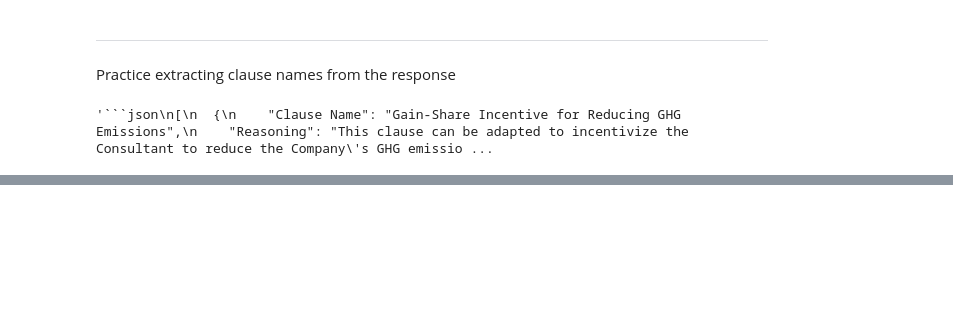
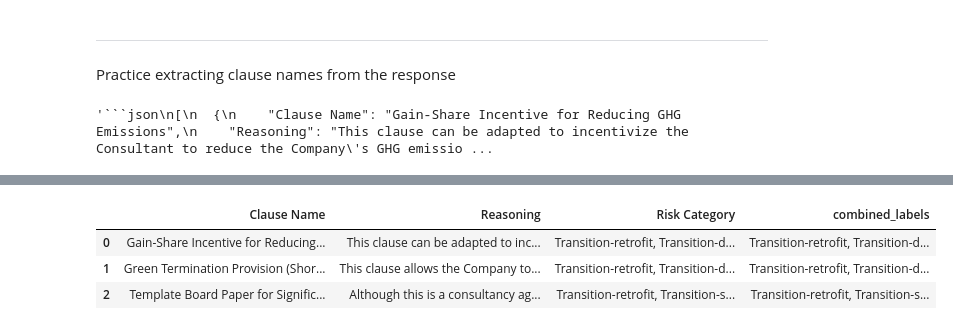
Before and after one commit to chancery-lane-project/risk_id, a Jupyter notebook: tclp/notebooks/clause_recommender.ipynb, the cells around one changed output, grey strips where cells are left out. Drawn from its saved outputs; the diff is of its cells as text; code cells hidden in the pictures; blank space fills up the shorter version.

Commit message:
feat: update app, utils, and notebooks; refine risk categorization flow; bump deps

````diff
--- a/tclp/notebooks/clause_recommender.ipynb
+++ b/tclp/notebooks/clause_recommender.ipynb
@@ -24,3 +24,7 @@ The input looks more like a filename than markup. You may want to open this file
+# %%
+import pandas as pd
+risk_df = pd.read_csv(RISK_INDICATORS)
+final_df = final_df.merge(risk_df, on="Title", how="left")
 # %% [markdown]
 # multilabel tagging
 # %%
@@ -329,4 +320,4 @@ response_text
 # %% [output]
 '```json\n[\n  {\n    "Clause Name": "Gain-Share Incentive for Reducing GHG Emissions",\n    "Reasoning": "This clause can be adapted to incentivize the Consultant to reduce the Company\'s GHG emissio ...
 # %%
-utils.parse_response(response_text)
+response_df = utils.parse_response(response_text)
@@ -337,0 +324,15 @@ utils.parse_response(response_text)
+# %%
+def get_risk_label(response_df, risk_df):
+    for name in response_df['Clause Name']:
+        #find the name in risk_df
+        if name in risk_df['Title'].values:
+            risk_label = risk_df[risk_df['Title'] == name]['combined_labels'].values[0]
+            #add this to the response_df
+            response_df.loc[response_df['Clause Name'] == name, 'combined_labels'] = risk_label
+            print(f"Clause '{name}' found in risk categories with label: {risk_label}.")
+        else:
+            print(f"Clause '{name}' not found in risk categories.")
+
+    return response_df
+# %%
+response_df = get_risk_label(response_df, risk_df)
@@ -337,0 +343,7 @@ utils.parse_response(response_text)
+# %%
+response_df
+# %% [output]
+|  | Clause Name | Reasoning | Risk Category | combined_labels |
+| 0 | Gain-Share Incentive for Reducing... | This clause can be adapted to inc... | Transition-retrofit, Transition-d... | Transition-retrofit, Transition-d... |
+| 1 | Green Termination Provision (Shor... | This clause allows the Company to... | Transition-retrofit, Transition-d... | Transition-retrofit, Transition-d... |
+| 2 | Template Board Paper for Signific... | Although this is a consultancy ag... | Transition-retrofit, Transition-s... | Transition-retrofit, Transition-s... |
````
Also changed, not shown: parts of 11 cells of this notebook, 5 other files.
